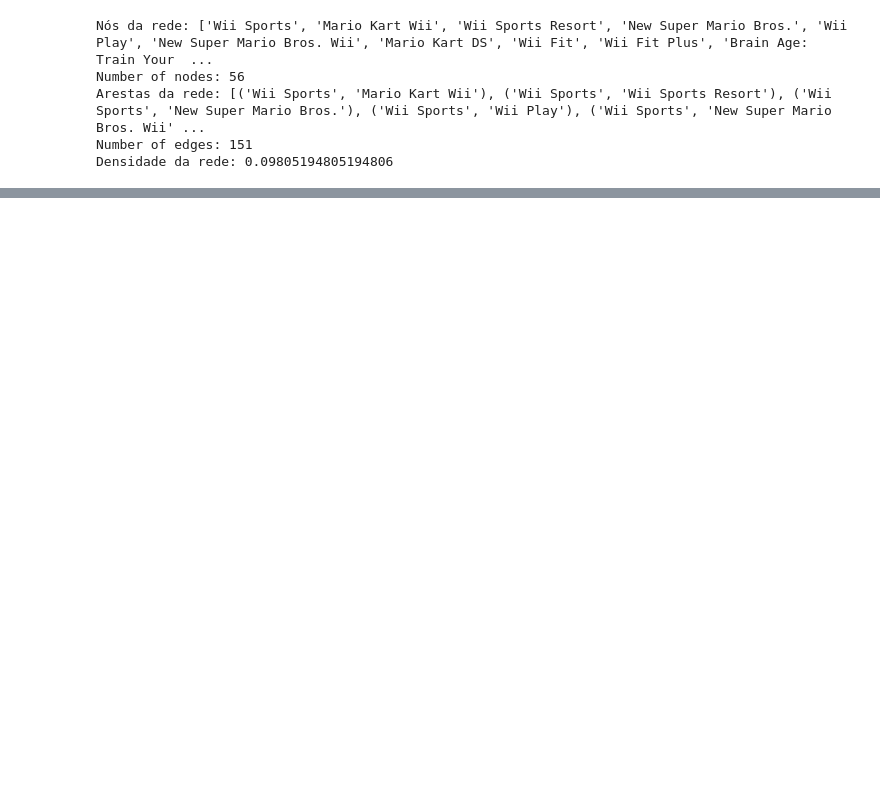
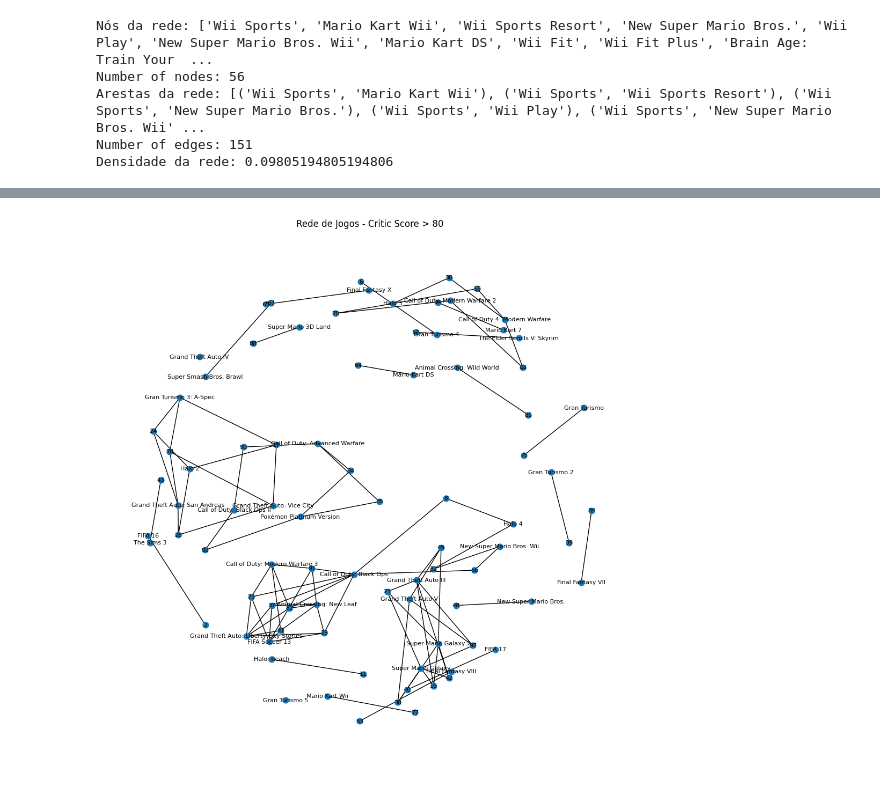
Before and after one commit to PedroMachad02/Redes-Complexas, a Jupyter notebook: Análise de Redes/Final Project/video_game.ipynb, the cells around one changed output, grey strips where cells are left out. Cells and saved outputs as stored; diff of their text form; code cells hidden in the pictures; blank space fills up the shorter version.

Commit message:
Análises Descritivas e topológicas das Redes baseados nas Críticas

```diff
--- a/Análise de Redes/Final Project/video_game.ipynb
+++ b/Análise de Redes/Final Project/video_game.ipynb
@@ -172,0 +193,82 @@ Densidade da rede: 0.09805194805194806
+# %%
+import pandas as pd
+import networkx as nx
+import matplotlib.pyplot as plt
+from collections import Counter
+import numpy as np
+
+# Carregar o dataset
+df = pd.read_csv('data_game.csv')
+
+# Selecionar as 100 primeiras linhas para uma análise
+df = df.head(100)
+
+# Filtragem e preparação dos dados
+df_critic_score = df[['Name', 'Critic_Score']].dropna()
+
+# Função para calcular e imprimir análise descritiva e topológica
+def analyze_network(G, title):
+    # Análise descritiva
+    number_of_nodes = G.number_of_nodes()
+    number_of_edges = G.number_of_edges()
+    density = nx.density(G)
+    degree_distribution = dict(Counter(dict(G.degree()).values()))
+    clustering_coefficient = nx.average_clustering(G)
+
+    print(f'\nAnálise Descritiva para a rede "{title}":')
+    print(f'Número de nós: {number_of_nodes}')
+    print(f'Número de arestas: {number_of_edges}')
+    print(f'Densidade da rede: {density:.4f}')
+    print(f'Distribuição de graus: {degree_distribution}')
+    print(f'Coeficiente de clustering médio: {clustering_coefficient:.4f}')
+
+    # Análise topológica
+    communities = list(nx.connected_components(G))
+    spreading = nx.degree_assortativity_coefficient(G)
+    centrality = nx.degree_centrality(G)
+
+    print(f'\nAnálise Topológica para a rede "{title}":')
+    print(f'Número de comunidades: {len(communities)}')
+    print(f'Spreading (coeficiente de assortatividade): {spreading:.4f}')
+    print(f'Centralidade (degree): {dict(sorted(centrality.items(), key=lambda item: item[1], reverse=True)[:5])}')  # Top 5
+
+    # Desenhar o grafo
+    pos = nx.spring_layout(G, k=0.5, iterations=50)
+    plt.figure(figsize=(10, 10))
+    nx.draw(G, pos, with_labels=True, node_size=60, font_size=8)  # Exibir os nomes dos nós
+    plt.title(title)
+    plt.show()
+
+# Função para construir e analisar a rede
+def build_and_analyze_network(df_filtered, title, threshold=0.5):
+    # Criar um grafo vazio
+    G = nx.Graph()
+
+    # Adicionar nós e arestas com base nos User_Scores
+    for _, row in df_filtered.iterrows():
+        game = row['Name']
+
+        # Adicionar o nó para o jogo
+        if not G.has_node(game):
+            G.add_node(game, score=row['Critic_Score'])
+
+        # Conectar o jogo atual a outros jogos que compartilham um Critic_Score próximo
+        for other_game, other_row in df_filtered.iterrows():
+            if game != other_row['Name']:
+                score_diff = abs(float(row['Critic_Score']) - float(other_row['Critic_Score']))
+                if score_diff <= threshold:  # Criar aresta apenas se a diferença for menor ou igual ao threshold
+                    G.add_edge(game, other_game)
+
+    # Analisar a rede
+    analyze_network(G, title)
+
+# Criar duas redes: uma com Critic_Score > 80 e outra com Critic_Score <= 80
+df_high_score = df_critic_score[df_critic_score['Critic_Score'].astype(float) > 80]
+df_low_score = df_critic_score[df_critic_score['Critic_Score'].astype(float) <= 80]
+
+# Montar e analisar a rede para jogos com Critic_Score > 80
+build_and_analyze_network(df_high_score, "Rede de Jogos - Critic Score > 80")
+
+# Montar e analisar a rede para jogos com Critic_Score <= 80
+build_and_analyze_network(df_low_score, "Rede de Jogos - Critic Score <= 80")
+# %% [output]
@@ -172,0 +286 @@ Densidade da rede: 0.09805194805194806
+[figure, added]
```
Also changed, not shown: parts of 5 cells of this notebook, 1 other file.
